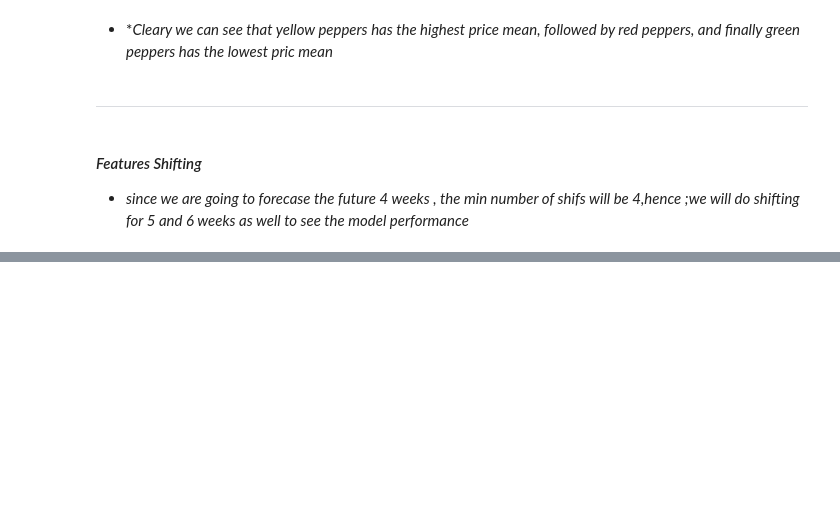
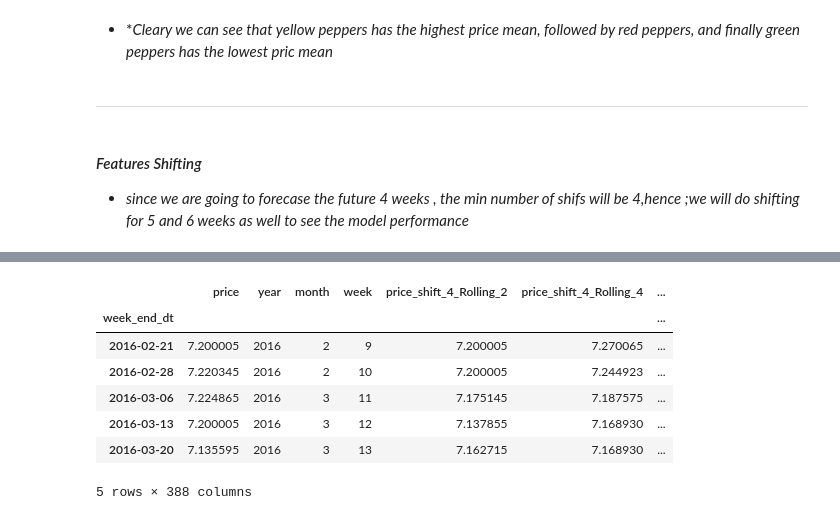
Before and after one commit to omar-ammar0/Intern_Final_Project, a Jupyter notebook: notebooks/Data_Cleaning/Features_Engineering.ipynb, the cells around one changed output, grey strips where cells are left out. Drawn from its saved outputs; the diff is of its cells as text; code cells hidden in the pictures; blank space fills up the shorter version.

```diff
--- a/notebooks/Data_Cleaning/Features_Engineering.ipynb
+++ b/notebooks/Data_Cleaning/Features_Engineering.ipynb
@@ -139,0 +144,11 @@ df_red.head()
+# %%
+df_yellow.head()
+# %% [output]
+|  | price | year | month | week | price_shift_4_Rolling_2 | price_shift_4_Rolling_4 | ... |
+| week_end_dt |  |  |  |  |  |  | ... |
+| 2016-02-21 | 7.200005 | 2016 | 2 | 9 | 7.200005 | 7.270065 | ... |
+| 2016-02-28 | 7.220345 | 2016 | 2 | 10 | 7.200005 | 7.244923 | ... |
+| 2016-03-06 | 7.224865 | 2016 | 3 | 11 | 7.175145 | 7.187575 | ... |
+| 2016-03-13 | 7.200005 | 2016 | 3 | 12 | 7.137855 | 7.168930 | ... |
+| 2016-03-20 | 7.135595 | 2016 | 3 | 13 | 7.162715 | 7.168930 | ... |
+5 rows × 388 columns
```
Also changed, not shown: parts of 7 cells of this notebook.
